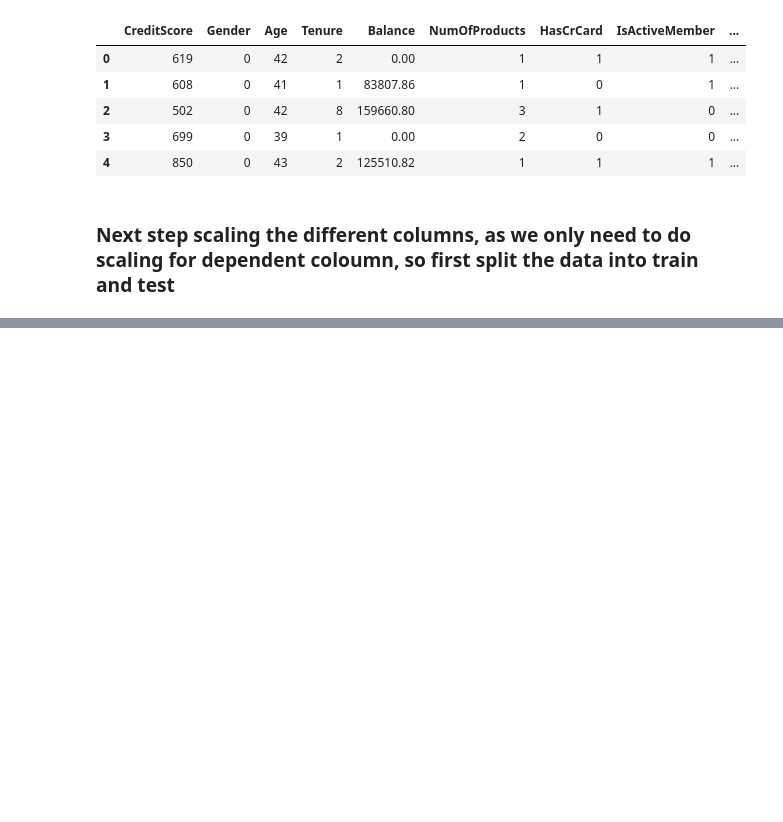
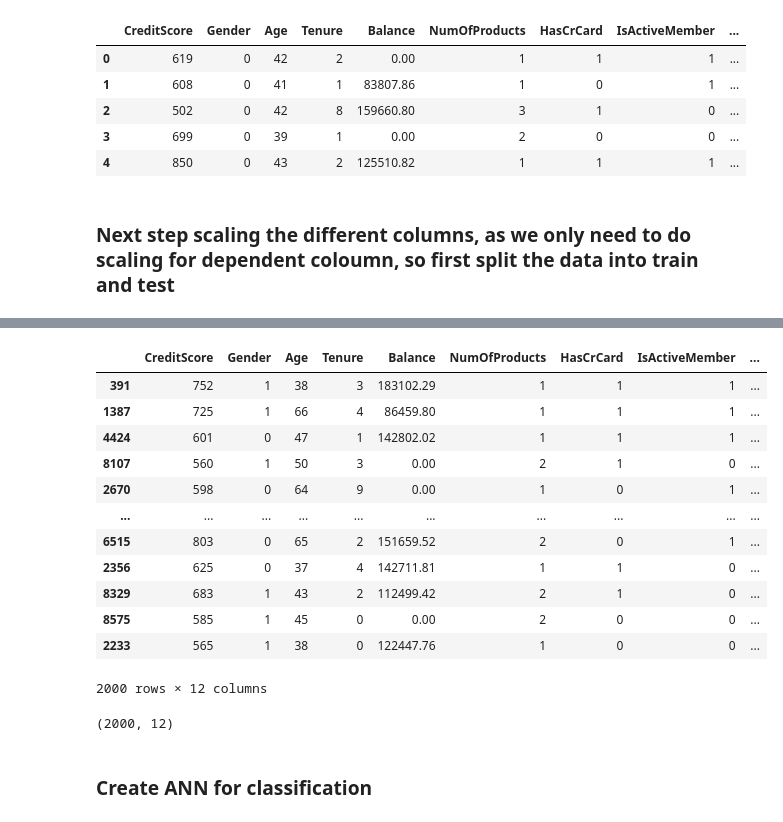
Before and after one commit to sinhar1227/deep_learning, a Jupyter notebook: ANN_Classification_Churning_Dataset.ipynb, the cells around one changed output, grey strips where cells are left out. Cells and saved outputs as stored; diff of their text form; code cells hidden in the pictures; blank space fills up the shorter version.

```diff
--- a/ANN_Classification_Churning_Dataset.ipynb
+++ b/ANN_Classification_Churning_Dataset.ipynb
@@ -99,7 +99,7 @@ df_new.head()
 # %%
 from sklearn.model_selection import train_test_split
 
-x=data.drop('Exited',axis=1)
-y=data['Exited']
+x=df_new.drop('Exited', axis=1)
+y=df_new[['Exited']]
 
-X_train, X_test, y_train, y_test = train_test_split(x, y,test_size=0.20)
+X_train, X_test, y_train, y_test = train_test_split(x,y,test_size=0.20)
@@ -107,0 +129,22 @@ X_train
+# %%
+X_test
+# %% [output]
+|  | CreditScore | Gender | Age | Tenure | Balance | NumOfProducts | HasCrCard | IsActiveMember | ... |
+| 391 | 752 | 1 | 38 | 3 | 183102.29 | 1 | 1 | 1 | ... |
+| 1387 | 725 | 1 | 66 | 4 | 86459.80 | 1 | 1 | 1 | ... |
+| 4424 | 601 | 0 | 47 | 1 | 142802.02 | 1 | 1 | 1 | ... |
+| 8107 | 560 | 1 | 50 | 3 | 0.00 | 2 | 1 | 0 | ... |
+| 2670 | 598 | 0 | 64 | 9 | 0.00 | 1 | 0 | 1 | ... |
+| ... | ... | ... | ... | ... | ... | ... | ... | ... | ... |
+| 6515 | 803 | 0 | 65 | 2 | 151659.52 | 2 | 0 | 1 | ... |
+| 2356 | 625 | 0 | 37 | 4 | 142711.81 | 1 | 1 | 0 | ... |
+| 8329 | 683 | 1 | 43 | 2 | 112499.42 | 2 | 1 | 0 | ... |
+| 8575 | 585 | 1 | 45 | 0 | 0.00 | 2 | 0 | 0 | ... |
+| 2233 | 565 | 1 | 38 | 0 | 122447.76 | 1 | 0 | 0 | ... |
+2000 rows × 12 columns
+# %%
+X_test_scaled.shape
+# %% [output]
+(2000, 12)
+# %% [markdown]
+### Create ANN for classification
```
Also changed, not shown: parts of 9 cells of this notebook.
